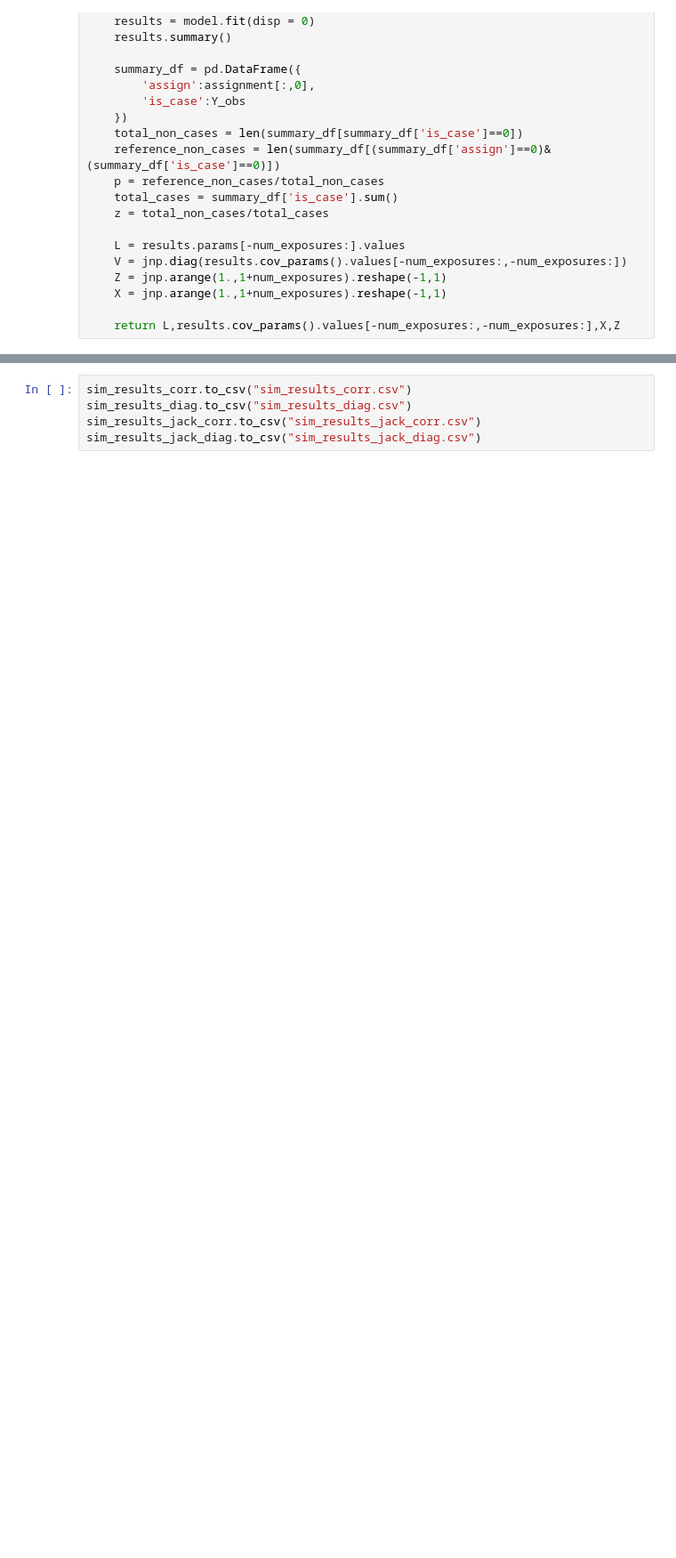
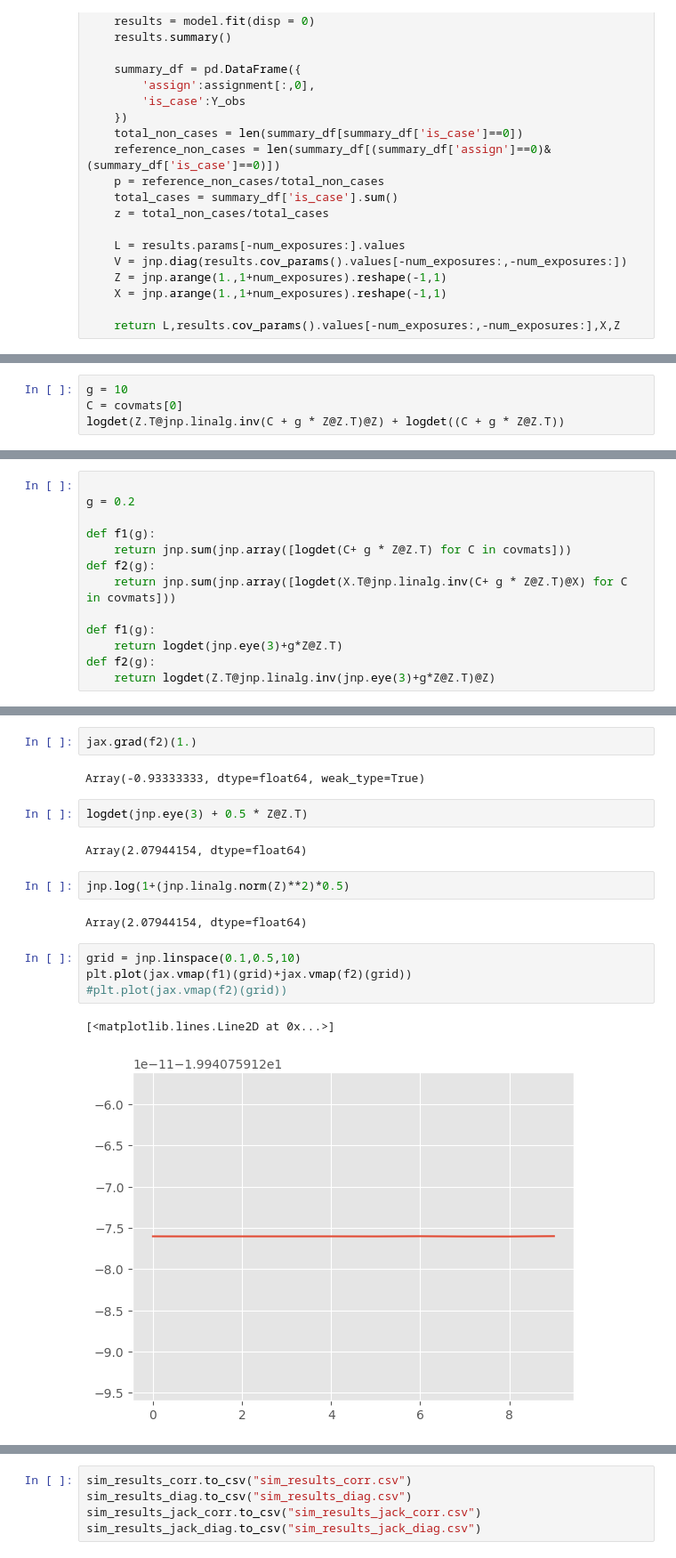
Before and after one commit to ihmeuw-msca/CorrelationCorrection, a Jupyter notebook: big_between_study_reml.ipynb, the cells around one changed output, grey strips where cells are left out. Shown at 89% size. Saved outputs shown, nothing was run; the diff lists cells and outputs as text; blank space fills up the shorter version.

```diff
--- a/big_between_study_reml.ipynb
+++ b/big_between_study_reml.ipynb
@@ -219,0 +288,4 @@ def simulate_meta_analysis(
+# %%
+g = 10
+C = covmats[0]
+logdet(Z.T@jnp.linalg.inv(C + g * Z@Z.T)@Z) + logdet((C + g * Z@Z.T))
@@ -219,0 +352,13 @@ def simulate_meta_analysis(
+# %%
+
+g = 0.2
+
+def f1(g):
+    return jnp.sum(jnp.array([logdet(C+ g * Z@Z.T) for C in covmats]))
+def f2(g):
+    return jnp.sum(jnp.array([logdet(X.T@jnp.linalg.inv(C+ g * Z@Z.T)@X) for C in covmats]))
+
+def f1(g):
+    return logdet(jnp.eye(3)+g*Z@Z.T)
+def f2(g):
+    return logdet(Z.T@jnp.linalg.inv(jnp.eye(3)+g*Z@Z.T)@Z)
@@ -219,0 +369,19 @@ def simulate_meta_analysis(
+# %%
+jax.grad(f2)(1.)
+# %% [output]
+Array(-0.93333333, dtype=float64, weak_type=True)
+# %%
+logdet(jnp.eye(3) + 0.5 * Z@Z.T)
+# %% [output]
+Array(2.07944154, dtype=float64)
+# %%
+jnp.log(1+(jnp.linalg.norm(Z)**2)*0.5)
+# %% [output]
+Array(2.07944154, dtype=float64)
+# %%
+grid = jnp.linspace(0.1,0.5,10)
+plt.plot(jax.vmap(f1)(grid)+jax.vmap(f2)(grid))
+#plt.plot(jax.vmap(f2)(grid))
+# %% [output]
+[<matplotlib.lines.Line2D at 0x...>]
+[figure, added]
```
Also changed, not shown: parts of 19 cells of this notebook.
